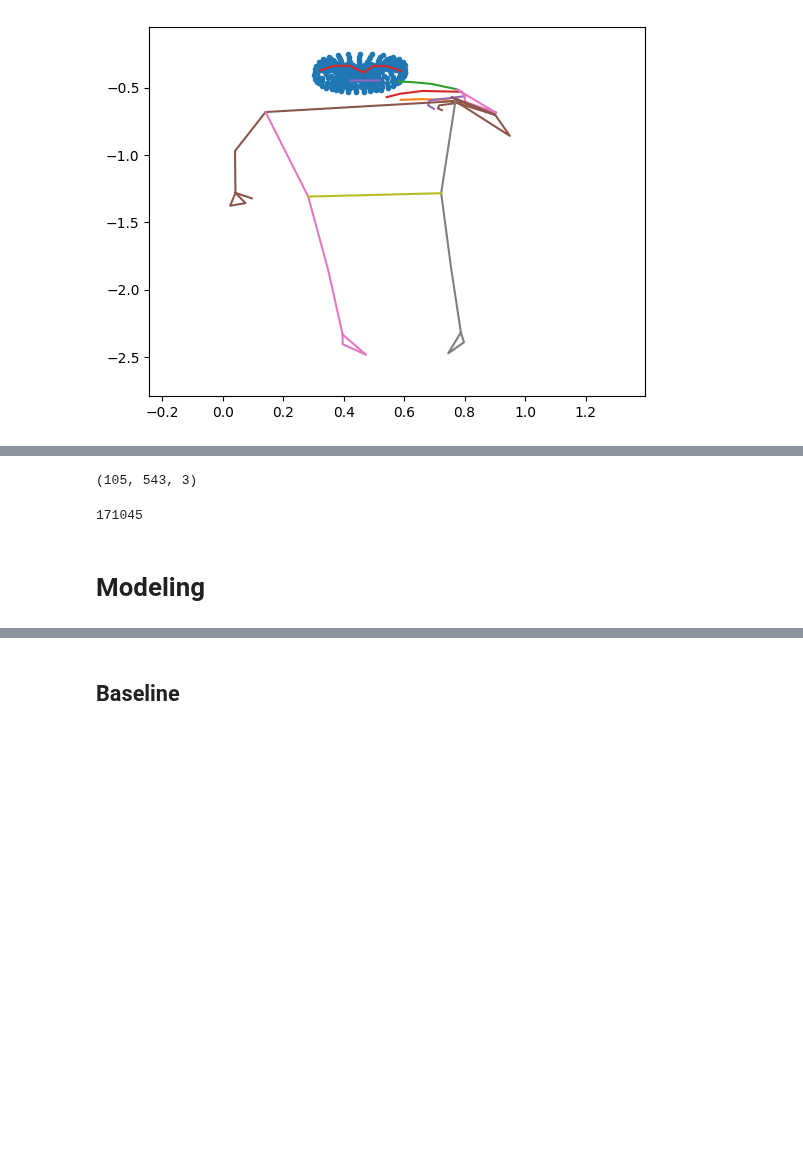
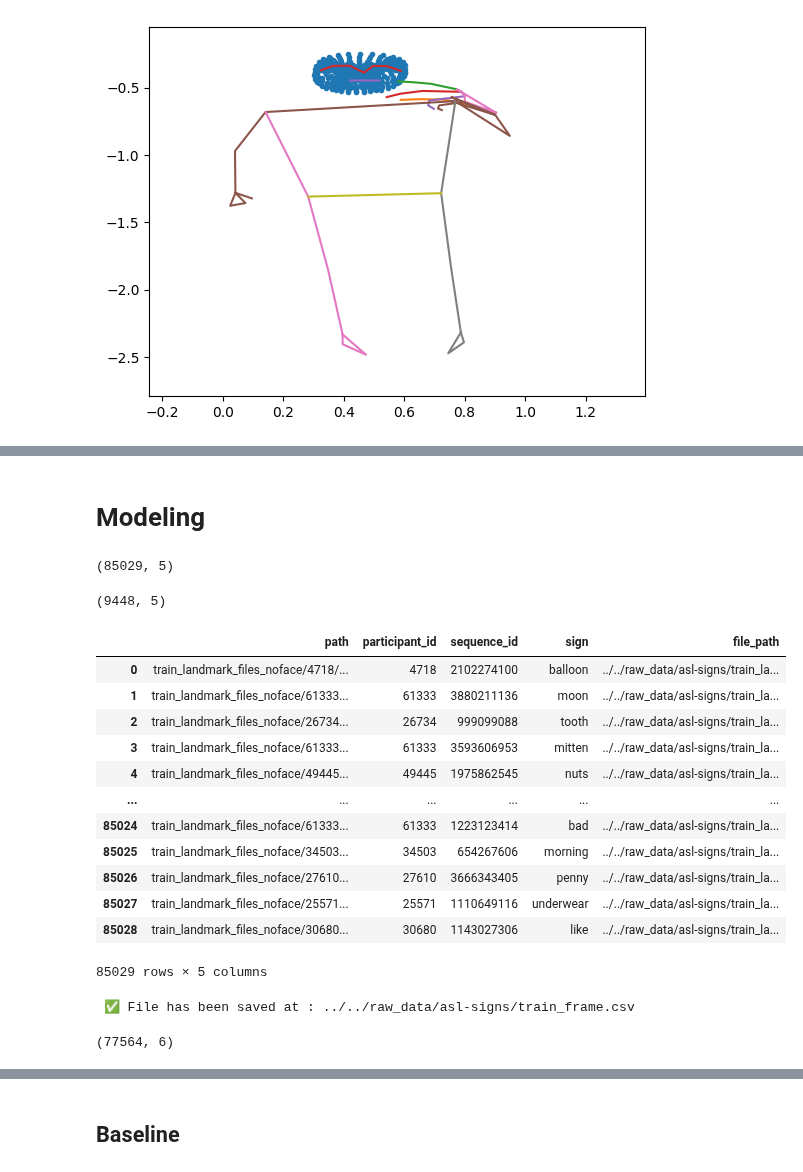
Before and after one commit to benoitfrisque/signlens, a Jupyter notebook: notebooks/Jan/notebook_exploratory_data_analaysis_Jan.ipynb, the cells around one changed output, grey strips where cells are left out. Cells and saved outputs as stored; diff of their text form; code cells hidden in the pictures; blank space fills up the shorter version.

```diff
--- a/notebooks/Jan/notebook_exploratory_data_analaysis_Jan.ipynb
+++ b/notebooks/Jan/notebook_exploratory_data_analaysis_Jan.ipynb
@@ -386,10 +370,32 @@ ValueError: cannot reshape array of size 23625 into shape (14,543,3)
-# %%
-load_relevant_data_subset(train.loc[2, "file_path"]).shape
-# %% [output]
-(105, 543, 3)
-# %%
-105*543*3
-# %% [output]
-171045
 # %% [markdown]
 # Modeling
+# %%
+from signlens.preprocessing.preprocess import *
+train = load_subset_data(0.9,noface=True,balanced=False)
+#train = signlens.preprocessing.preprocess.load_subset_data(0.3,noface=True,balanced=True)
+train.shape
+# %% [output]
+(85029, 5)
+# %%
+test = load_subset_data(1,noface=True,balanced=False)
+# filter out where test and train matches, dropna to remove resulting NaN!
+test = test[~test.sequence_id.isin(train.sequence_id)].dropna().reset_index(drop=True)
+test.shape
+# %% [output]
+(9448, 5)
+# %%
+train
+# %% [output]
+|  | path | participant_id | sequence_id | sign | file_path |
+| 0 | train_landmark_files_noface/4718/... | 4718 | 2102274100 | balloon | ../../raw_data/asl-signs/train_la... |
+| 1 | train_landmark_files_noface/61333... | 61333 | 3880211136 | moon | ../../raw_data/asl-signs/train_la... |
+| 2 | train_landmark_files_noface/26734... | 26734 | 999099088 | tooth | ../../raw_data/asl-signs/train_la... |
+| 3 | train_landmark_files_noface/61333... | 61333 | 3593606953 | mitten | ../../raw_data/asl-signs/train_la... |
+| 4 | train_landmark_files_noface/49445... | 49445 | 1975862545 | nuts | ../../raw_data/asl-signs/train_la... |
+| ... | ... | ... | ... | ... | ... |
+| 85024 | train_landmark_files_noface/61333... | 61333 | 1223123414 | bad | ../../raw_data/asl-signs/train_la... |
+| 85025 | train_landmark_files_noface/34503... | 34503 | 654267606 | morning | ../../raw_data/asl-signs/train_la... |
+| 85026 | train_landmark_files_noface/27610... | 27610 | 3666343405 | penny | ../../raw_data/asl-signs/train_la... |
+| 85027 | train_landmark_files_noface/25571... | 25571 | 1110649116 | underwear | ../../raw_data/asl-signs/train_la... |
+| 85028 | train_landmark_files_noface/30680... | 30680 | 1143027306 | like | ../../raw_data/asl-signs/train_la... |
+85029 rows × 5 columns
@@ -395,0 +408,4 @@ load_relevant_data_subset(train.loc[2, "file_path"]).shape
+# %%
+train_frame = load_frame_number_parquet(train)
+# %% [output]
+ ✅ File has been saved at : ../../raw_data/asl-signs/train_frame.csv
@@ -395,0 +414,5 @@ load_relevant_data_subset(train.loc[2, "file_path"]).shape
+# %%
+train_frame.shape
+#Why is it smaller?
+# %% [output]
+(77564, 6)
```
Also changed, not shown: parts of 75 cells of this notebook, 3 other files.
